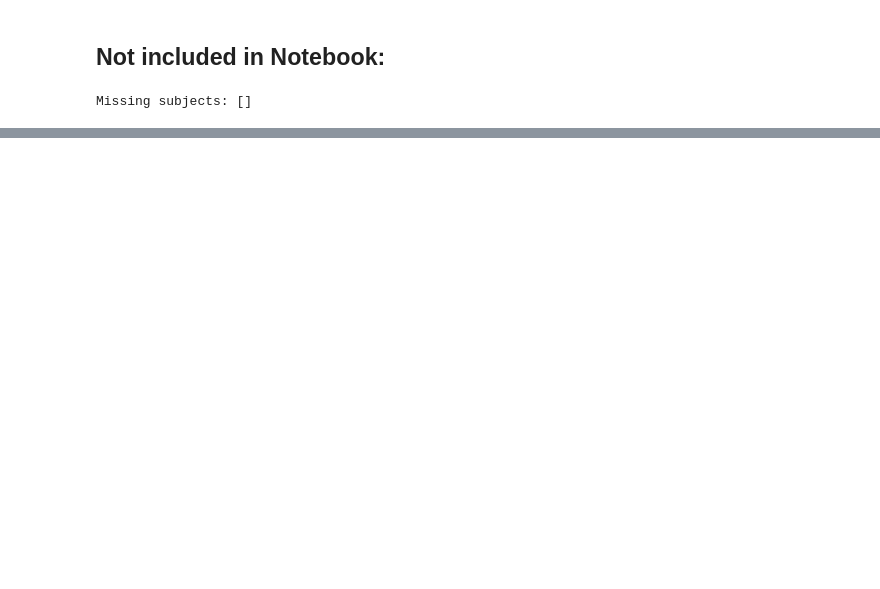
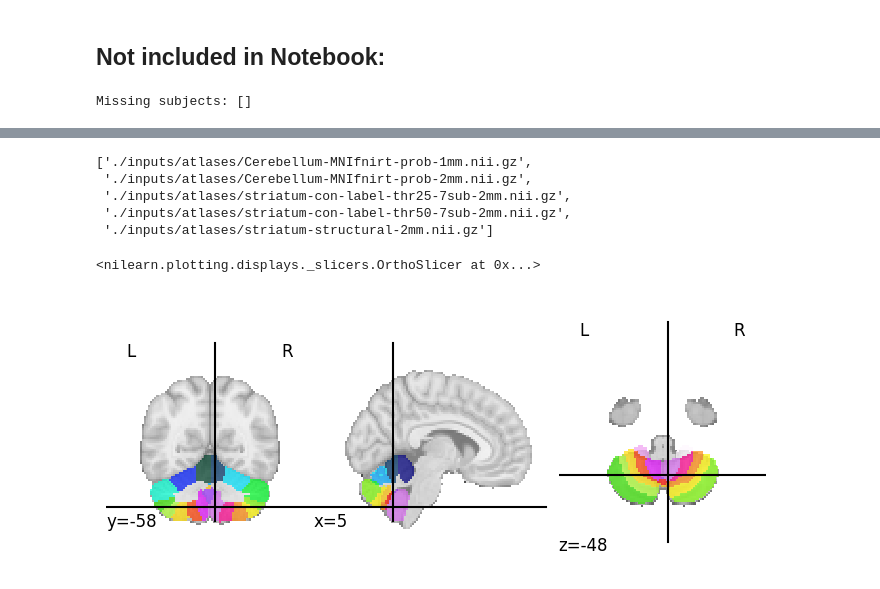
Before and after one commit to elodiegermani/nguyen-etal-2021, a Jupyter notebook: nguyen-etal-2021.ipynb, the cells around one changed output, grey strips where cells are left out. Drawn from its saved outputs; the diff is of its cells as text; code cells hidden in the pictures; blank space fills up the shorter version.

```diff
--- a/nguyen-etal-2021.ipynb
+++ b/nguyen-etal-2021.ipynb
@@ -78,6 +80,7 @@ from nguyenetal.constants import (
     FILENAME_UPDRS1B,
     FILENAME_UPDRS2,
     FILENAME_UPDRS3,
+    FILENAME_UPDRS3_CLEAN,
     FILENAME_UPDRS4,
     FILENAME_GDS,
     FILENAME_FMRI_INFO,
@@ -123,12 +126,27 @@ from nguyenetal.constants import (
 from nguyenetal.nguyenetal import (
     load_ppmi_csv,
     get_fMRI_cohort,
-    mean_impute
+    mean_impute,
+    compute_summary_features,
+    get_features,
+    get_threshold,
+    get_outcome_measures
 )
+
+from livingpark_utils.scripts import pd_status
+from livingpark_utils.dataset.ppmi import disease_duration
 
 from functools import reduce
 import pandas as pd
+import numpy as np
+pd.options.mode.chained_assignment = None  # default='warn'
+pd.set_option('display.max_rows', 500)
 import datetime as dt
+
+import seaborn as sns
+import matplotlib.pyplot as plt
+sns.set_theme(style="whitegrid")
+#sns.set_palette("rocket")
 # %%
 from livingpark_utils.download.ppmi import Downloader
 
@@ -966,0 +1500,18 @@ df_global_cohort_baseline = df_global_cohort_baseline[df_global_cohort_baseline[
+# %%
+from glob import glob
+glob('./inputs/atlases/*')
+# %% [output]
+['./inputs/atlases/Cerebellum-MNIfnirt-prob-1mm.nii.gz',
+ './inputs/atlases/Cerebellum-MNIfnirt-prob-2mm.nii.gz',
+ './inputs/atlases/striatum-con-label-thr25-7sub-2mm.nii.gz',
+ './inputs/atlases/striatum-con-label-thr50-7sub-2mm.nii.gz',
+ './inputs/atlases/striatum-structural-2mm.nii.gz']
+# %%
+import nibabel as nib
+cereb_atlas = nib.load('./inputs/atlases/Cerebellum-MNIfnirt-maxprob-thr25-2mm.nii.gz')
+# %%
+from nilearn import image, plotting
+plotting.plot_roi(cereb_atlas)
+# %% [output]
+<nilearn.plotting.displays._slicers.OrthoSlicer at 0x...>
+[figure, added]
```
Also changed, not shown: parts of 60 cells of this notebook, 3 other files.
